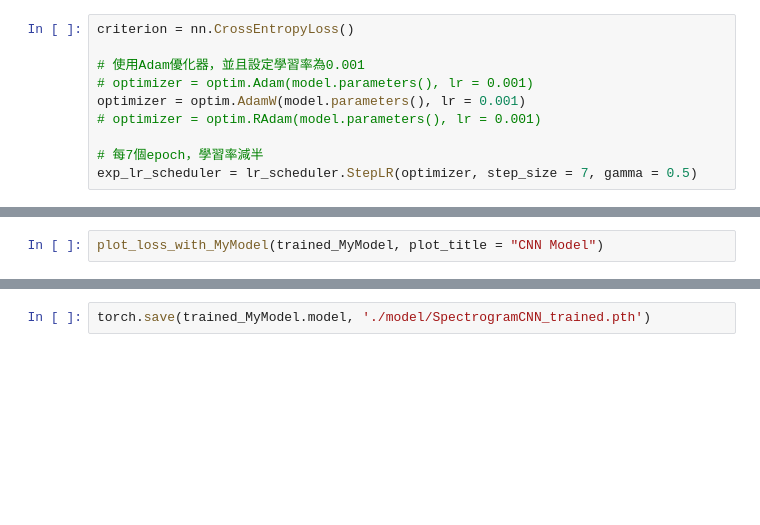
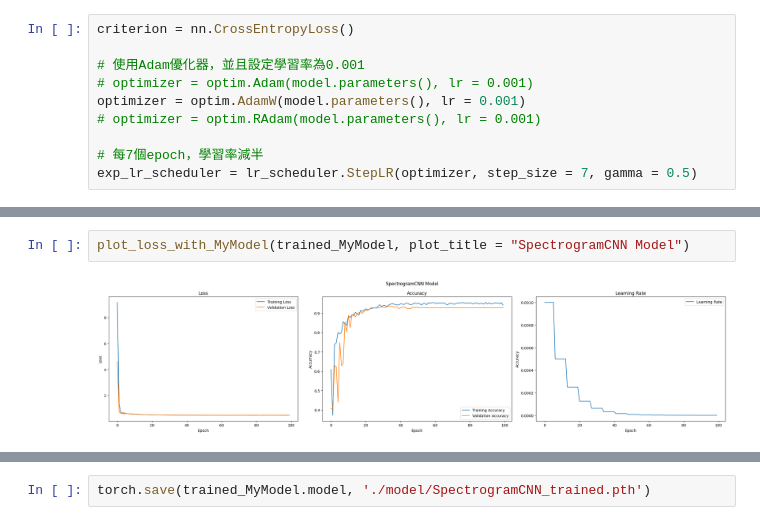
Before and after one commit to Gauss963/SeismicTorch, a Jupyter notebook: Spectrogram_model_train_Torch.ipynb, the cells around one changed output, grey strips where cells are left out. Saved outputs shown, nothing was run; the diff lists cells and outputs as text; blank space fills up the shorter version.

Commit message:
ready for train

```diff
--- a/Spectrogram_model_train_Torch.ipynb
+++ b/Spectrogram_model_train_Torch.ipynb
@@ -285,3 +304,5 @@ trained_MyModel = train_model(model, criterion, optimizer, exp_lr_scheduler, num
 # %%
-plot_loss_with_MyModel(trained_MyModel, plot_title = "CNN Model")
+plot_loss_with_MyModel(trained_MyModel, plot_title = "SpectrogramCNN Model")
+# %% [output]
+[figure, added]
 # %%
```
Also changed, not shown: parts of 7 cells of this notebook, 6 other files.
